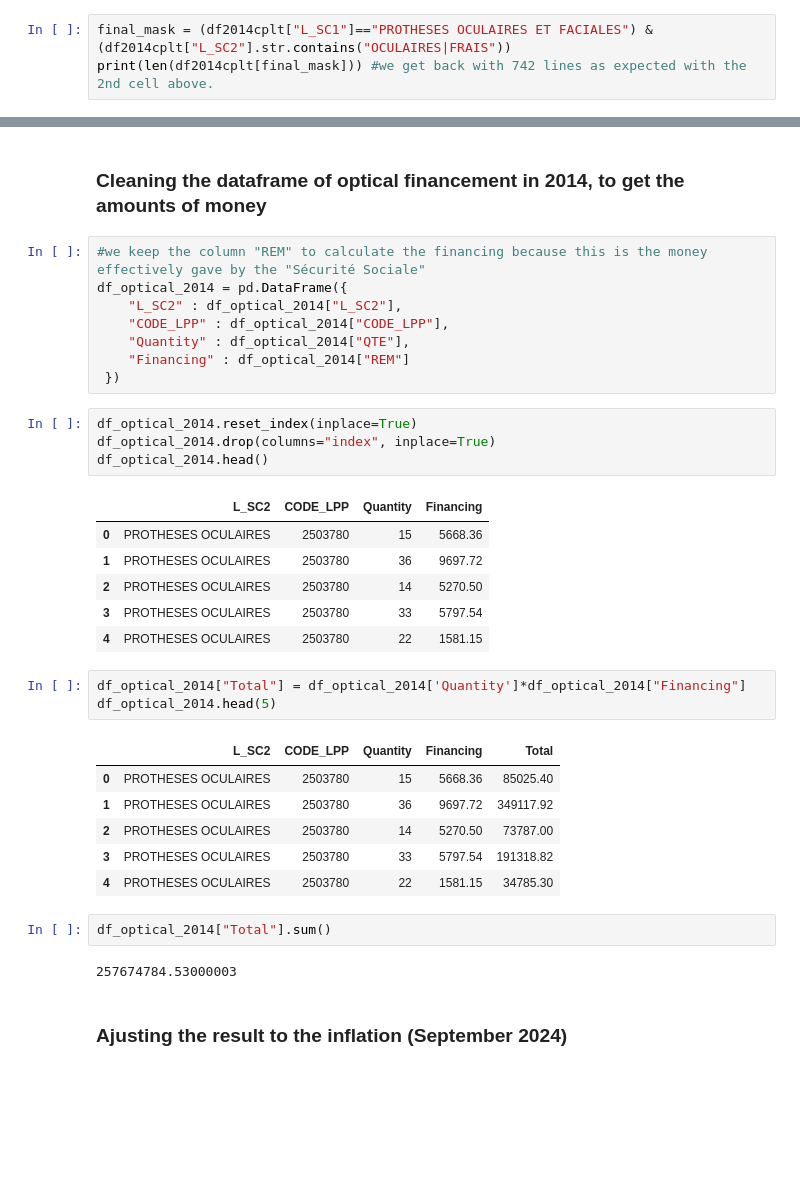
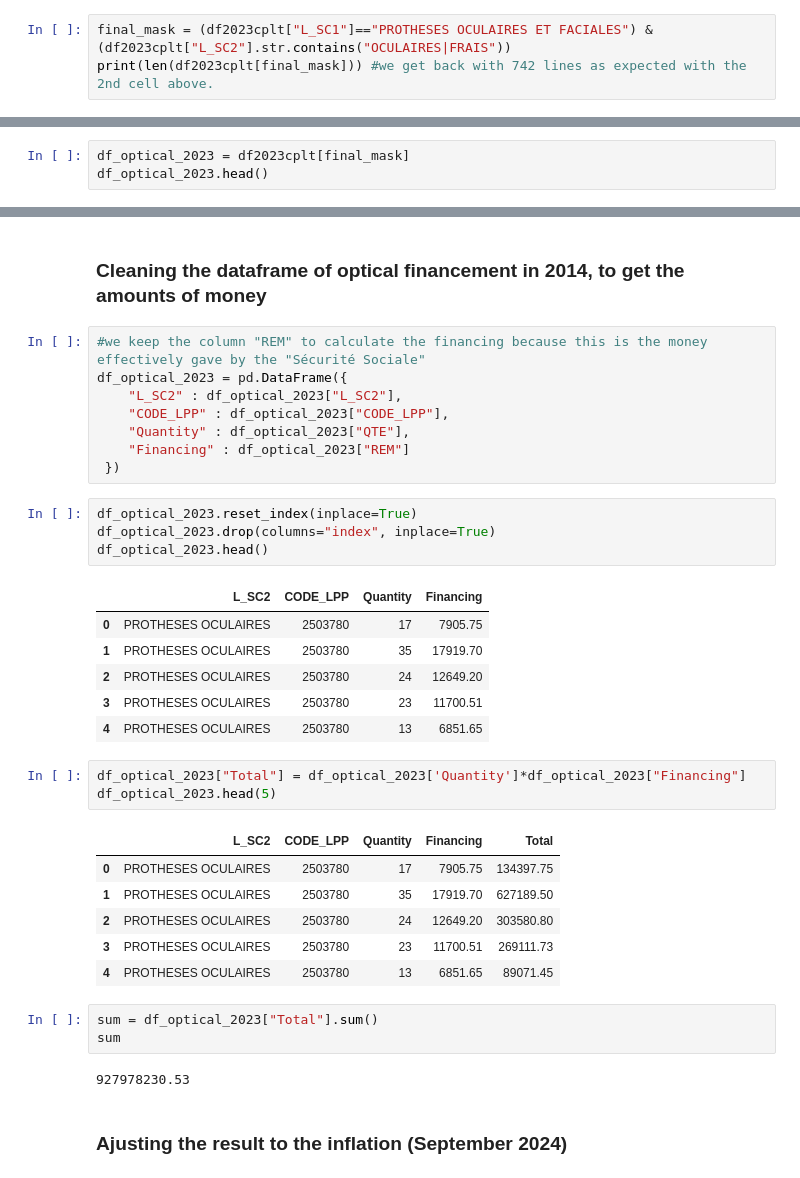
Before and after one commit to bparent11/analysingEffectOfHealthPlanInFrance, a Jupyter notebook: code/cleaning-data-open-LPP.ipynb, the cells around one changed output, grey strips where cells are left out. Saved outputs shown, nothing was run; the diff lists cells and outputs as text; blank space fills up the shorter version.

Commit message:
Analysis of the hearing and optical field

```diff
--- a/code/cleaning-data-open-LPP.ipynb
+++ b/code/cleaning-data-open-LPP.ipynb
@@ -90,5 +120,5 @@ array(['PROTHESE OCULAIRE PROVISOIRE DE RECOUVREMENT SUR MESURE',
       dtype=object)
 # %%
-final_mask = (df2014cplt["L_SC1"]=="PROTHESES OCULAIRES ET FACIALES") & (df2014cplt["L_SC2"].str.contains("OCULAIRES|FRAIS"))
-print(len(df2014cplt[final_mask])) #we get back with 742 lines as expected with the 2nd cell above.
+final_mask = (df2023cplt["L_SC1"]=="PROTHESES OCULAIRES ET FACIALES") & (df2023cplt["L_SC2"].str.contains("OCULAIRES|FRAIS"))
+print(len(df2023cplt[final_mask])) #we get back with 742 lines as expected with the 2nd cell above.
 # %% [output]
@@ -105,0 +126,3 @@ df_optical_2014.head()
+# %%
+df_optical_2023 = df2023cplt[final_mask]
+df_optical_2023.head()
@@ -107,36 +137,37 @@ df_optical_2014.head()
 ### Cleaning the dataframe of optical financement in 2014, to get the amounts of money
 # %%
 #we keep the column "REM" to calculate the financing because this is the money effectively gave by the "Sécurité Sociale"
-df_optical_2014 = pd.DataFrame({
-    "L_SC2" : df_optical_2014["L_SC2"],
-    "CODE_LPP" : df_optical_2014["CODE_LPP"],
-    "Quantity" : df_optical_2014["QTE"],
-    "Financing" : df_optical_2014["REM"]
+df_optical_2023 = pd.DataFrame({
+    "L_SC2" : df_optical_2023["L_SC2"],
+    "CODE_LPP" : df_optical_2023["CODE_LPP"],
+    "Quantity" : df_optical_2023["QTE"],
+    "Financing" : df_optical_2023["REM"]
  })
 # %%
-df_optical_2014.reset_index(inplace=True)
-df_optical_2014.drop(columns="index", inplace=True)
-df_optical_2014.head()
+df_optical_2023.reset_index(inplace=True)
+df_optical_2023.drop(columns="index", inplace=True)
+df_optical_2023.head()
 # %% [output]
 |  | L_SC2 | CODE_LPP | Quantity | Financing |
-| 0 | PROTHESES OCULAIRES | 2503780 | 15 | 5668.36 |
-| 1 | PROTHESES OCULAIRES | 2503780 | 36 | 9697.72 |
-| 2 | PROTHESES OCULAIRES | 2503780 | 14 | 5270.50 |
-| 3 | PROTHESES OCULAIRES | 2503780 | 33 | 5797.54 |
-| 4 | PROTHESES OCULAIRES | 2503780 | 22 | 1581.15 |
+| 0 | PROTHESES OCULAIRES | 2503780 | 17 | 7905.75 |
+| 1 | PROTHESES OCULAIRES | 2503780 | 35 | 17919.70 |
+| 2 | PROTHESES OCULAIRES | 2503780 | 24 | 12649.20 |
+| 3 | PROTHESES OCULAIRES | 2503780 | 23 | 11700.51 |
+| 4 | PROTHESES OCULAIRES | 2503780 | 13 | 6851.65 |
 # %%
-df_optical_2014["Total"] = df_optical_2014['Quantity']*df_optical_2014["Financing"]
-df_optical_2014.head(5)
+df_optical_2023["Total"] = df_optical_2023['Quantity']*df_optical_2023["Financing"]
+df_optical_2023.head(5)
 # %% [output]
 |  | L_SC2 | CODE_LPP | Quantity | Financing | Total |
-| 0 | PROTHESES OCULAIRES | 2503780 | 15 | 5668.36 | 85025.40 |
-| 1 | PROTHESES OCULAIRES | 2503780 | 36 | 9697.72 | 349117.92 |
-| 2 | PROTHESES OCULAIRES | 2503780 | 14 | 5270.50 | 73787.00 |
-| 3 | PROTHESES OCULAIRES | 2503780 | 33 | 5797.54 | 191318.82 |
-| 4 | PROTHESES OCULAIRES | 2503780 | 22 | 1581.15 | 34785.30 |
+| 0 | PROTHESES OCULAIRES | 2503780 | 17 | 7905.75 | 134397.75 |
+| 1 | PROTHESES OCULAIRES | 2503780 | 35 | 17919.70 | 627189.50 |
+| 2 | PROTHESES OCULAIRES | 2503780 | 24 | 12649.20 | 303580.80 |
+| 3 | PROTHESES OCULAIRES | 2503780 | 23 | 11700.51 | 269111.73 |
+| 4 | PROTHESES OCULAIRES | 2503780 | 13 | 6851.65 | 89071.45 |
 # %%
-df_optical_2014["Total"].sum()
+sum = df_optical_2023["Total"].sum()
+sum
 # %% [output]
-257674784.53000003
+927978230.53
 # %% [markdown]
 ### Ajusting the result to the inflation (September 2024)
```
Also changed, not shown: parts of 47 cells of this notebook.
